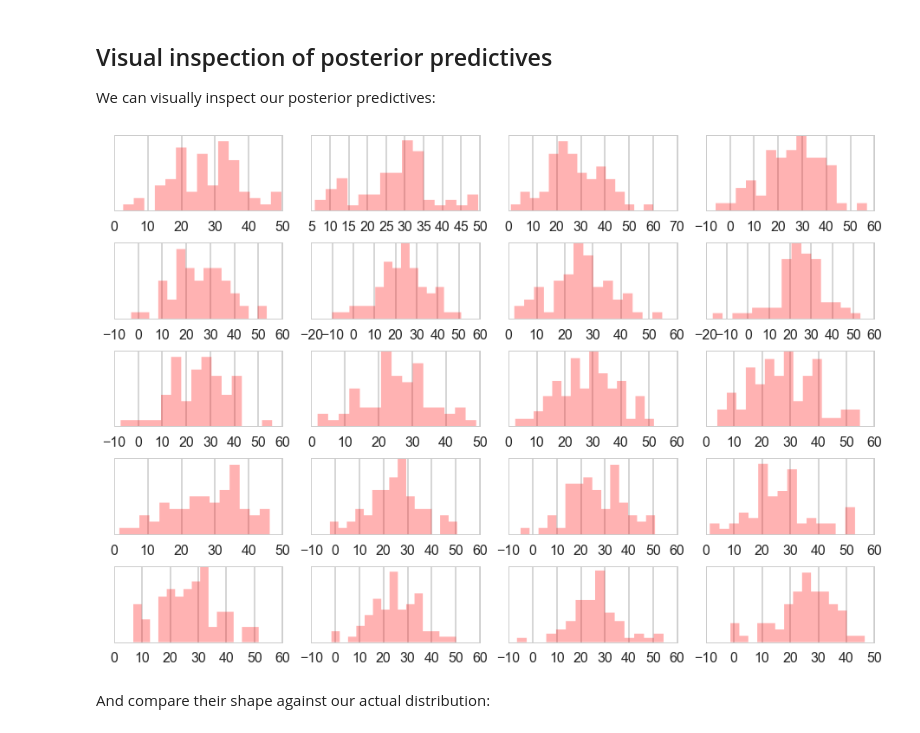
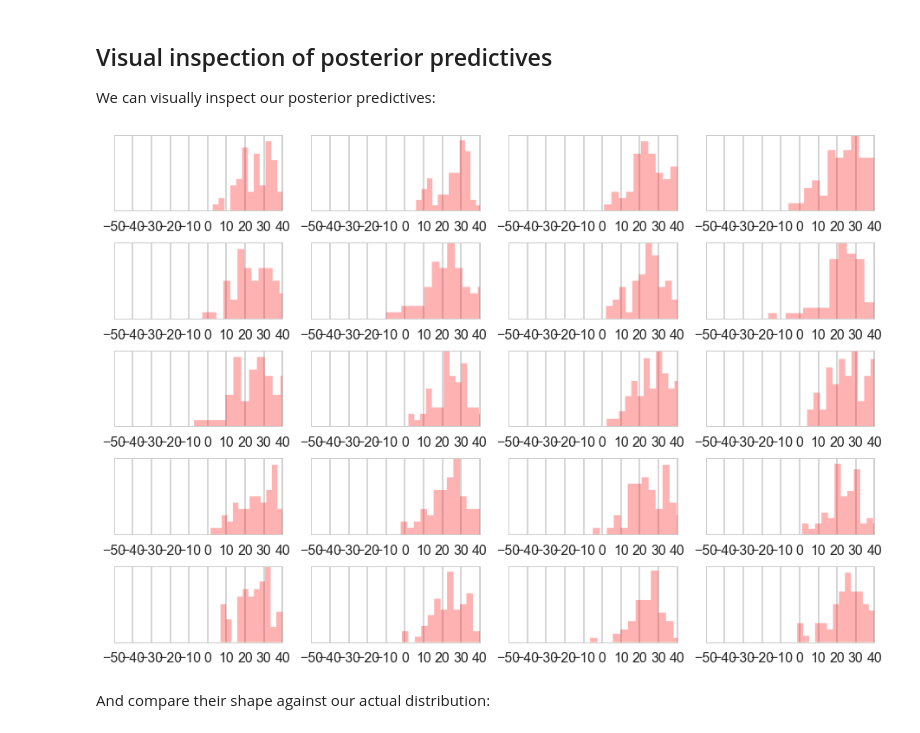
Before and after one commit to wclaybaugh/2017, a Jupyter notebook: wiki/speedoflight.ipynb, the cells around one changed output. Saved outputs shown, nothing was run; the diff lists cells and outputs as text; code cells hidden in the pictures.

```diff
--- a/wiki/speedoflight.ipynb
+++ b/wiki/speedoflight.ipynb
@@ -134,12 +134,13 @@ We can visually inspect our posterior predictives:
 # %%
 fig, axes = plt.subplots(nrows=5, ncols=4,
                          tight_layout=True)
 
 for ax, s in zip(axes.ravel(), sarrays):
     ax.hist(s, bins=15, histtype='stepfilled', color='r', alpha=.3, ec='none')
     ax.set_yticks([]);
+    ax.set_xlim([-50, 40])
 # %% [output]
-[figure, old version]
+[figure, new version]
 # %% [markdown]
 And compare their shape against our actual distribution:
 # %%
```
Also changed, not shown: parts of 2 cells of this notebook, 52 other files.
